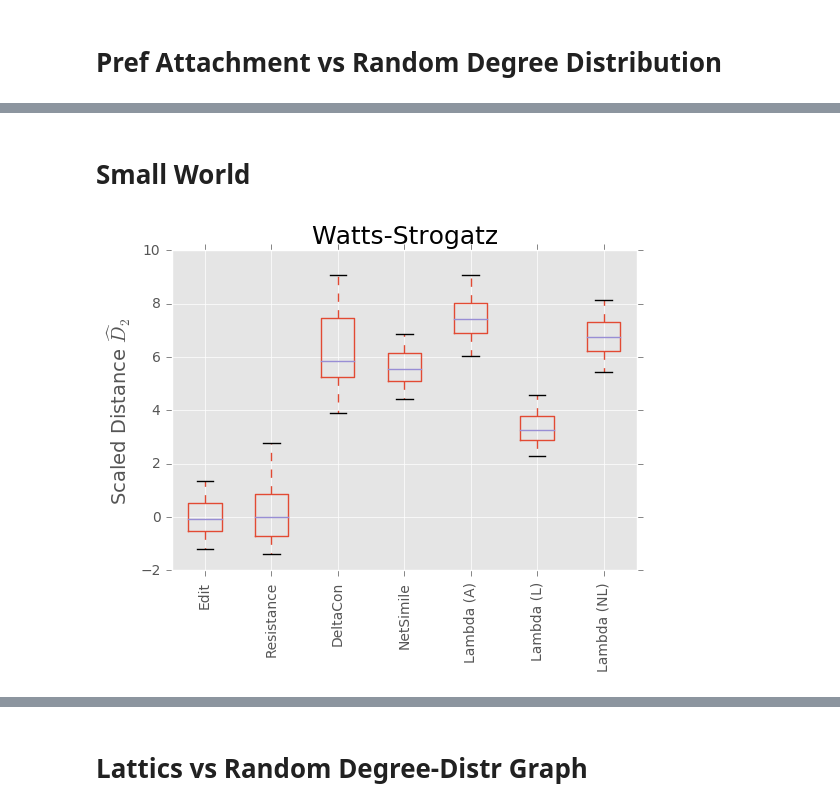
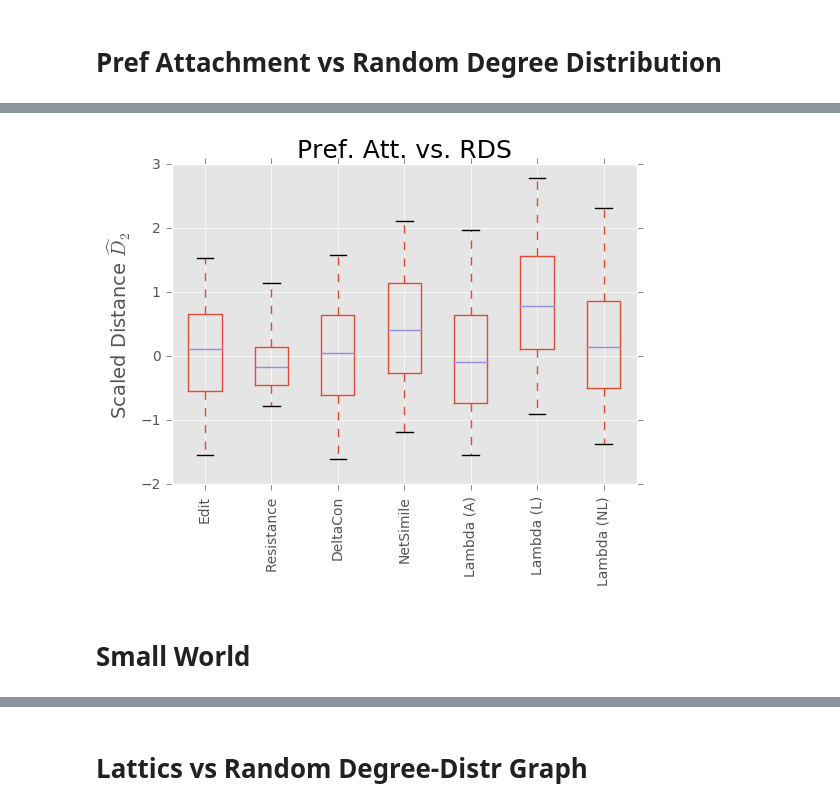
Before and after one commit to peterewills/graph_metrics_paper_code, a Jupyter notebook: make_figures.ipynb, the cells around one changed output, grey strips where cells are left out. Saved outputs shown, nothing was run; the diff lists cells and outputs as text; code cells hidden in the pictures.

```diff
--- a/make_figures.ipynb
+++ b/make_figures.ipynb
@@ -263,24 +157,9 @@ if save_figs:
+# %%
+plot('pickled_data/PA_vs_randDS.p',
+     title = 'Pref. Att. vs. RDS',
+     save = True,
+     filename = 'degmatched_pa.pdf')
+# %% [output]
+[figure, added]
 # %% [markdown]
 # Small World
-# %%
-data_dict = pd.read_pickle('pickled_data/small_world_ER_corr.p')
-
-adj_null = data_dict['results_df_null']['Adjacency Distances'].T
-adj_not = data_dict['results_df_not_null']['Adjacency Distances'].T
-
-for item in [adj_null,adj_not]:
-    item.index = range(item.shape[0])
-
-adj_scaled = (adj_not - adj_null.mean())/adj_null.std()
-
-plt.figure(figsize=(6,4))
-adj_scaled.boxplot(**kwargs);
-plt.ylabel('Scaled Distance $\widehat{D}_2$');
-plt.xticks(range(1,len(labels)+1),labels,rotation=90);
-plt.title('Watts-Strogatz');
-
-if save_figs:
-    fig = plt.gcf();
-    fig.savefig(os.path.join(figures_dir,'small_world.pdf'),dpi=300,bbox_inches='tight');
-# %% [output]
-[figure, removed]
```
Also changed, not shown: parts of 18 cells of this notebook, 9 other files.
